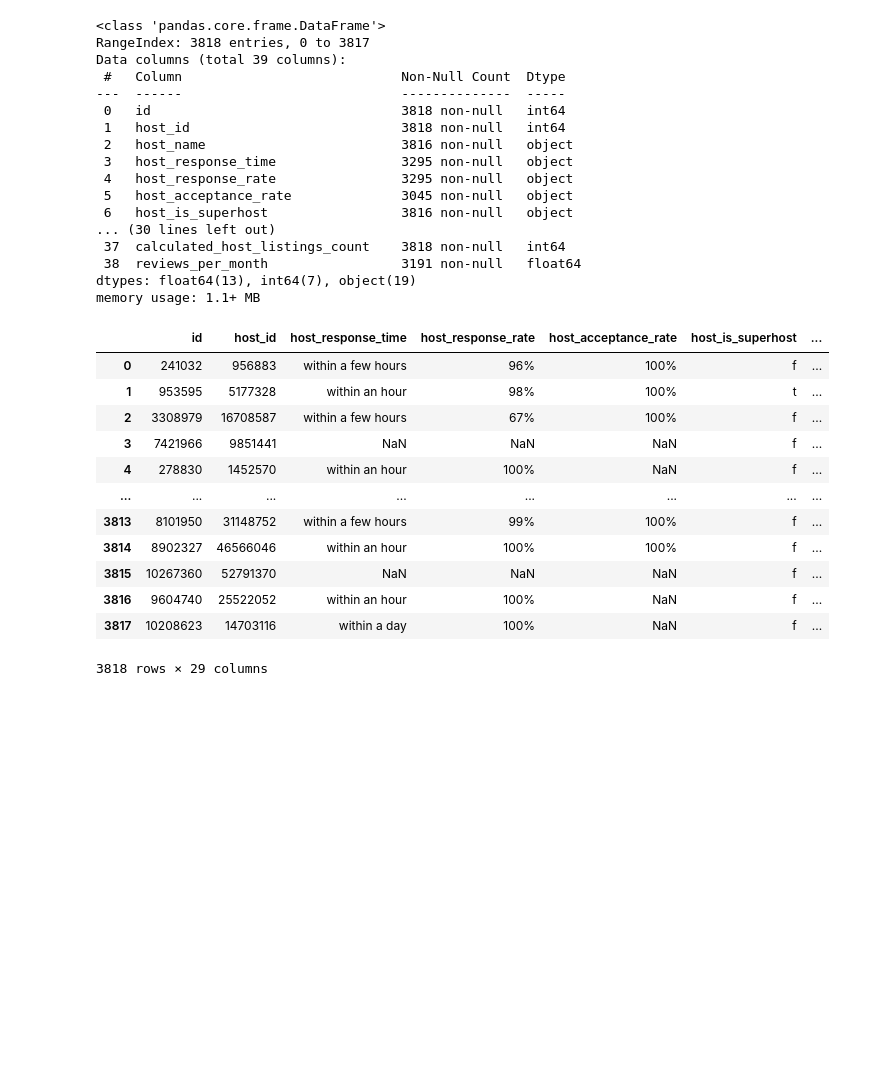
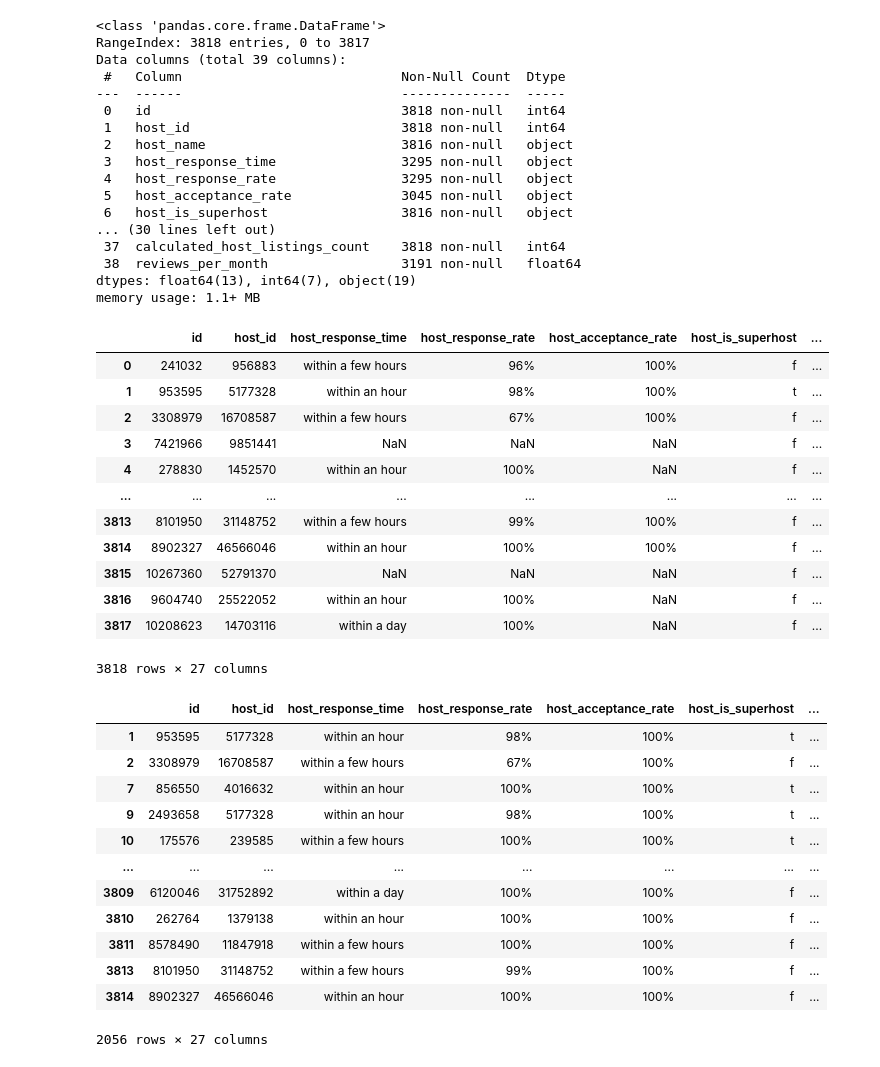
Before and after one commit to emilymoreland-mst/IST5520_G3, a Jupyter notebook: IST 5520 M1 Revised.ipynb, the cells around one changed output. Saved outputs shown, nothing was run; the diff lists cells and outputs as text; code cells hidden in the pictures; blank space fills up the shorter version.

```diff
--- a/IST 5520 M1 Revised.ipynb
+++ b/IST 5520 M1 Revised.ipynb
@@ -570,7 +570,7 @@ memory usage: 1.1+ MB
 # %%
 lis = lis.drop(columns=['host_name', 'host_identity_verified','is_location_exact','bathrooms','bedrooms',
                         'beds','guests_included','calendar_updated','has_availability',
-                        'require_guest_phone_verification'])
+                        'require_guest_phone_verification','requires_license','square_feet'])
 lis
 # %% [output]
 |  | id | host_id | host_response_time | host_response_rate | host_acceptance_rate | host_is_superhost | ... |
@@ -585,9 +585,23 @@ lis
 | 3815 | 10267360 | 52791370 | NaN | NaN | NaN | f | ... |
 | 3816 | 9604740 | 25522052 | within an hour | 100% | NaN | f | ... |
 | 3817 | 10208623 | 14703116 | within a day | 100% | NaN | f | ... |
-3818 rows × 29 columns
+3818 rows × 27 columns
 # %%
-lis = lis.dropna()
+lis.dropna()
+# %% [output]
+|  | id | host_id | host_response_time | host_response_rate | host_acceptance_rate | host_is_superhost | ... |
+| 1 | 953595 | 5177328 | within an hour | 98% | 100% | t | ... |
+| 2 | 3308979 | 16708587 | within a few hours | 67% | 100% | f | ... |
+| 7 | 856550 | 4016632 | within an hour | 100% | 100% | t | ... |
+| 9 | 2493658 | 5177328 | within an hour | 98% | 100% | t | ... |
+| 10 | 175576 | 239585 | within a few hours | 100% | 100% | t | ... |
+| ... | ... | ... | ... | ... | ... | ... | ... |
+| 3809 | 6120046 | 31752892 | within a day | 100% | 100% | f | ... |
+| 3810 | 262764 | 1379138 | within an hour | 100% | 100% | f | ... |
+| 3811 | 8578490 | 11847918 | within a few hours | 100% | 100% | f | ... |
+| 3813 | 8101950 | 31148752 | within a few hours | 99% | 100% | f | ... |
+| 3814 | 8902327 | 46566046 | within an hour | 100% | 100% | f | ... |
+2056 rows × 27 columns
 # %%
 lis.info()
 # %% [output]
```
Also changed, not shown: parts of 6 cells of this notebook.
